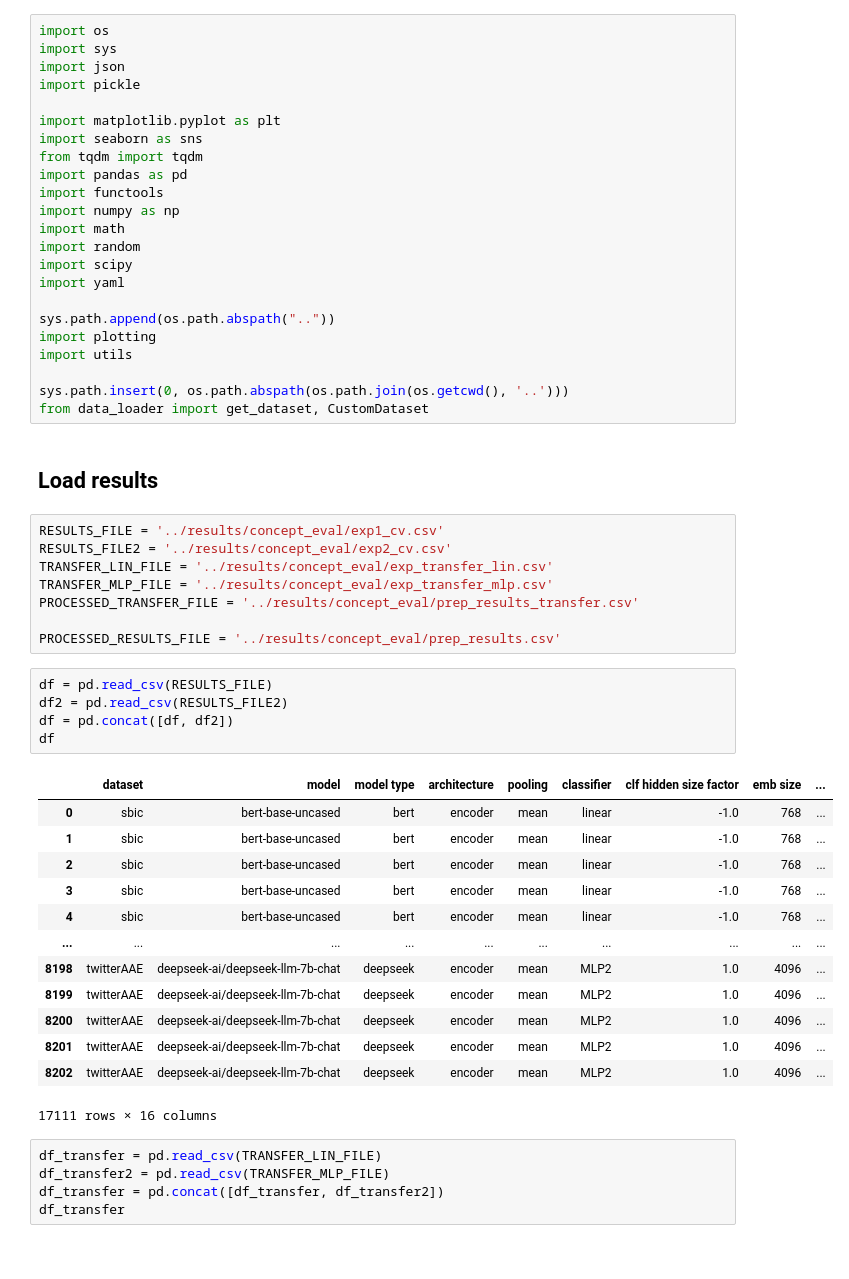
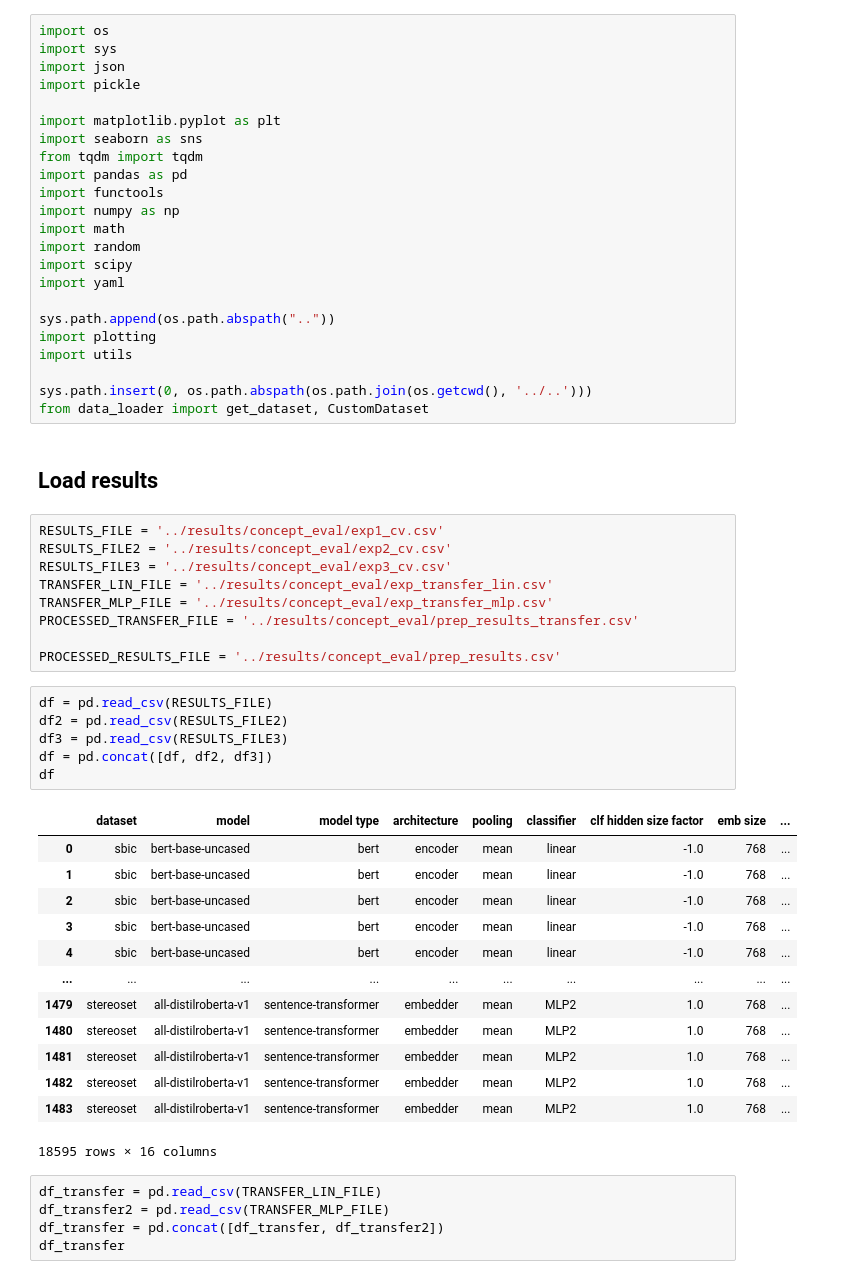
Before and after one commit to HammerLabML/PreSeCoLM, a Jupyter notebook: experiments/concept_eval/prelim_experiment.ipynb, the cells around one changed output. Drawn from its saved outputs; the diff is of its cells as text.

```diff
--- a/experiments/concept_eval/prelim_experiment.ipynb
+++ b/experiments/concept_eval/prelim_experiment.ipynb
@@ -19,13 +19,14 @@ sys.path.append(os.path.abspath(".."))
 import plotting
 import utils
 
-sys.path.insert(0, os.path.abspath(os.path.join(os.getcwd(), '..')))
+sys.path.insert(0, os.path.abspath(os.path.join(os.getcwd(), '../..')))
 from data_loader import get_dataset, CustomDataset
 # %% [markdown]
 ## Load results
 # %%
 RESULTS_FILE = '../results/concept_eval/exp1_cv.csv'
 RESULTS_FILE2 = '../results/concept_eval/exp2_cv.csv'
+RESULTS_FILE3 = '../results/concept_eval/exp3_cv.csv'
 TRANSFER_LIN_FILE = '../results/concept_eval/exp_transfer_lin.csv'
 TRANSFER_MLP_FILE = '../results/concept_eval/exp_transfer_mlp.csv'
 PROCESSED_TRANSFER_FILE = '../results/concept_eval/prep_results_transfer.csv'
@@ -34,22 +35,23 @@ PROCESSED_RESULTS_FILE = '../results/concept_eval/prep_results.csv'
 # %%
 df = pd.read_csv(RESULTS_FILE)
 df2 = pd.read_csv(RESULTS_FILE2)
-df = pd.concat([df, df2])
+df3 = pd.read_csv(RESULTS_FILE3)
+df = pd.concat([df, df2, df3])
 df
 # %% [output]
 |  | dataset | model | model type | architecture | pooling | classifier | clf hidden size factor | emb size | ... |
 | 0 | sbic | bert-base-uncased | bert | encoder | mean | linear | -1.0 | 768 | ... |
 | 1 | sbic | bert-base-uncased | bert | encoder | mean | linear | -1.0 | 768 | ... |
 | 2 | sbic | bert-base-uncased | bert | encoder | mean | linear | -1.0 | 768 | ... |
 | 3 | sbic | bert-base-uncased | bert | encoder | mean | linear | -1.0 | 768 | ... |
 | 4 | sbic | bert-base-uncased | bert | encoder | mean | linear | -1.0 | 768 | ... |
 | ... | ... | ... | ... | ... | ... | ... | ... | ... | ... |
-| 8198 | twitterAAE | deepseek-ai/deepseek-llm-7b-chat | deepseek | encoder | mean | MLP2 | 1.0 | 4096 | ... |
-| 8199 | twitterAAE | deepseek-ai/deepseek-llm-7b-chat | deepseek | encoder | mean | MLP2 | 1.0 | 4096 | ... |
-| 8200 | twitterAAE | deepseek-ai/deepseek-llm-7b-chat | deepseek | encoder | mean | MLP2 | 1.0 | 4096 | ... |
-| 8201 | twitterAAE | deepseek-ai/deepseek-llm-7b-chat | deepseek | encoder | mean | MLP2 | 1.0 | 4096 | ... |
-| 8202 | twitterAAE | deepseek-ai/deepseek-llm-7b-chat | deepseek | encoder | mean | MLP2 | 1.0 | 4096 | ... |
+| 1479 | stereoset | all-distilroberta-v1 | sentence-transformer | embedder | mean | MLP2 | 1.0 | 768 | ... |
+| 1480 | stereoset | all-distilroberta-v1 | sentence-transformer | embedder | mean | MLP2 | 1.0 | 768 | ... |
+| 1481 | stereoset | all-distilroberta-v1 | sentence-transformer | embedder | mean | MLP2 | 1.0 | 768 | ... |
+| 1482 | stereoset | all-distilroberta-v1 | sentence-transformer | embedder | mean | MLP2 | 1.0 | 768 | ... |
+| 1483 | stereoset | all-distilroberta-v1 | sentence-transformer | embedder | mean | MLP2 | 1.0 | 768 | ... |
-17111 rows × 16 columns
+18595 rows × 16 columns
 # %%
 df_transfer = pd.read_csv(TRANSFER_LIN_FILE)
 df_transfer2 = pd.read_csv(TRANSFER_MLP_FILE)
```
Also changed, not shown: parts of 7 cells of this notebook, 2 other files.
